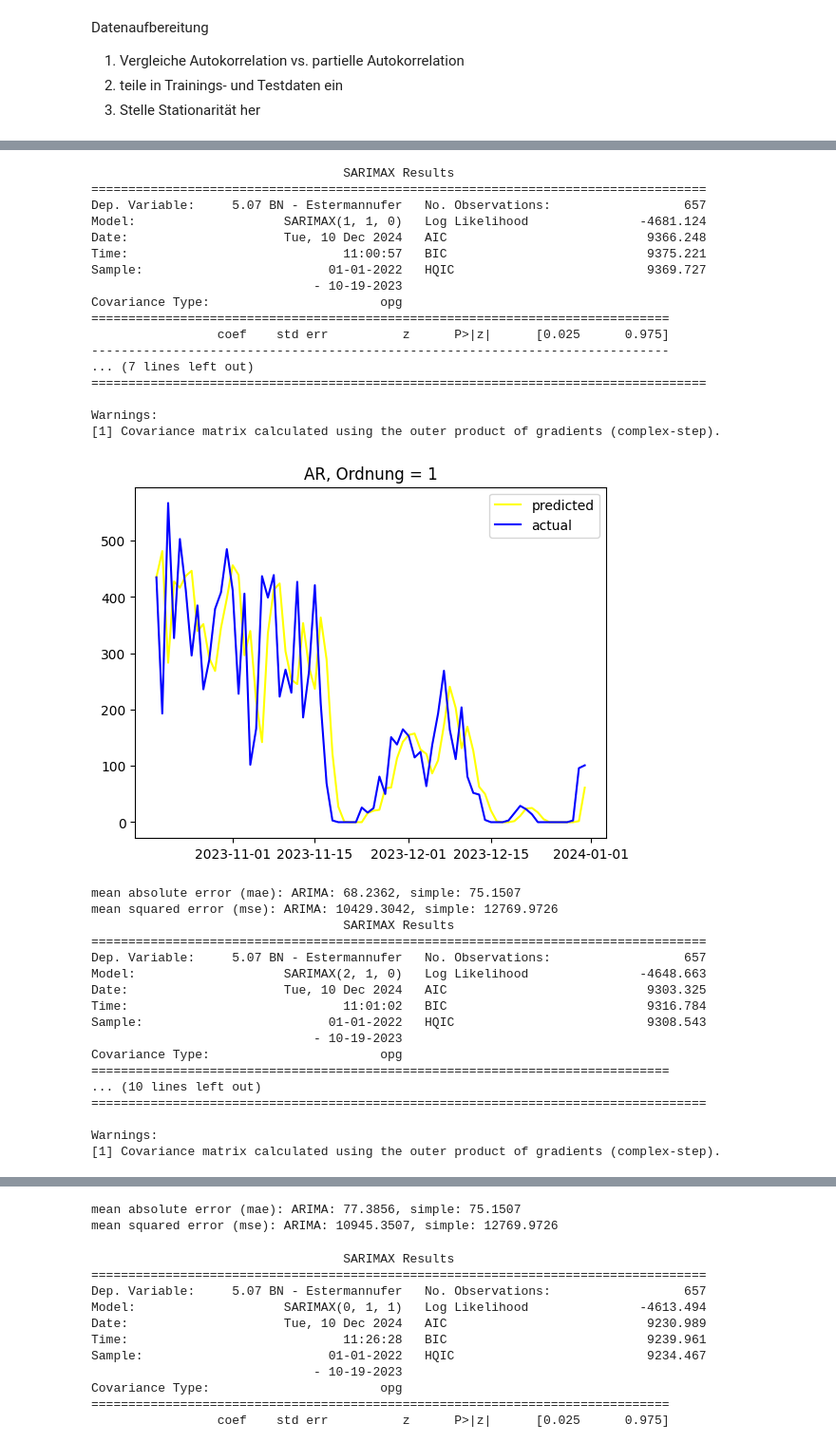
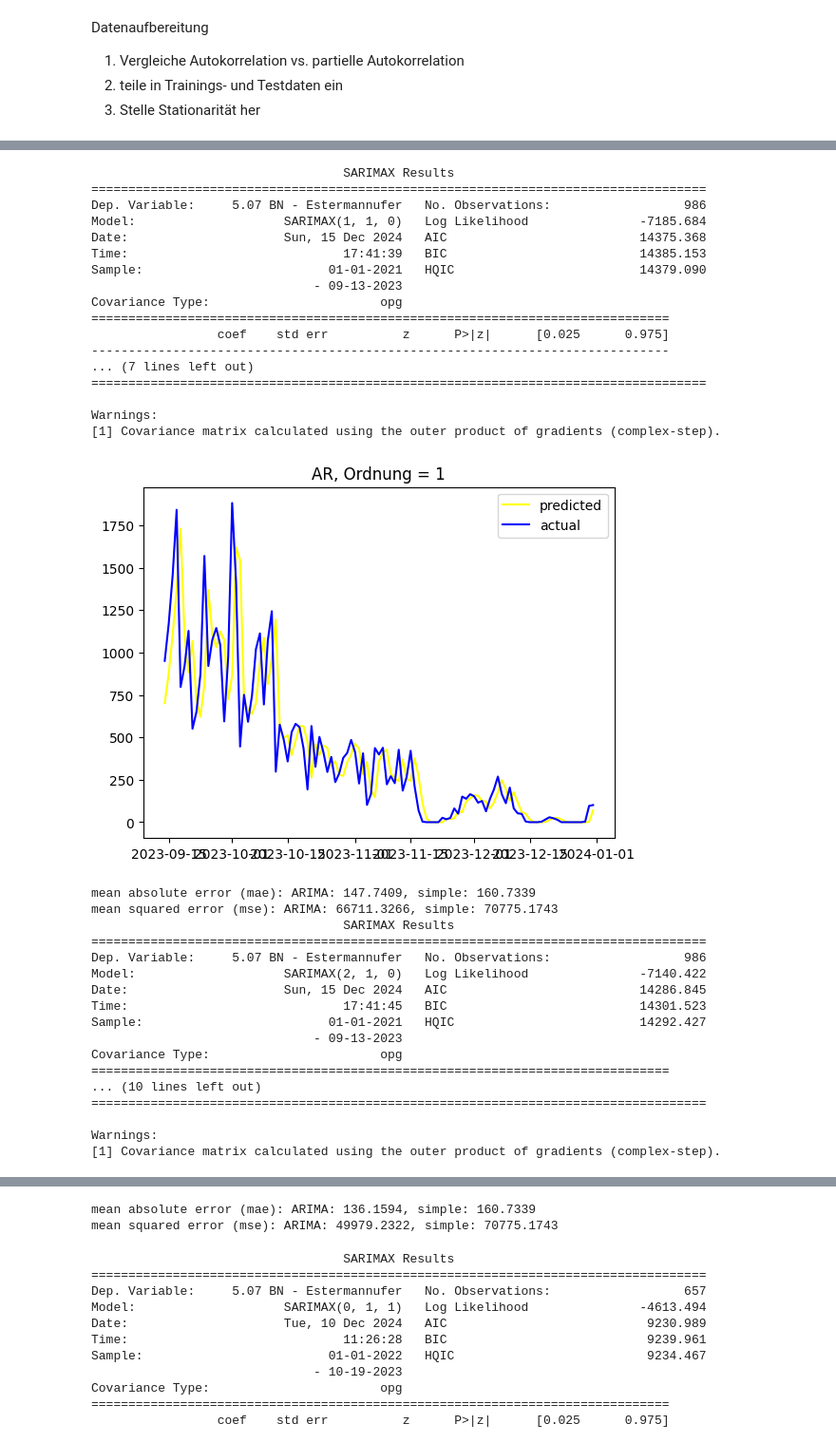
Before and after one commit to wooloflettuce/bonn-bike-count, a Jupyter notebook: ARIMA/Estermannufer/jaehrlich.ipynb, the cells around one changed output, grey strips where cells are left out. Shown at 95% size. Saved outputs shown, nothing was run; the diff lists cells and outputs as text; code cells hidden in the pictures.

Commit message:
Estermannufererweiterung um 2021

```diff
--- a/ARIMA/Estermannufer/jaehrlich.ipynb
+++ b/ARIMA/Estermannufer/jaehrlich.ipynb
@@ -3,6 +3,18 @@ import pandas as pd
 from math import ceil
 import matplotlib.pyplot as plt
 import numpy as np
+
+df_21 = pd.read_csv('../../Projektdatensaetze/2021/ergebnissefahrradzaehlungen2021_REFACTORED.csv',
+                 sep=';', skiprows=2)
+df_21.drop(index=df_21.index[-1],axis=0,inplace=True)
+df_21['time'] = pd.to_datetime(df_21['time'], dayfirst=True, format='%d. %m. %Y %H:%M')
+df_21 = df_21.apply(lambda crossings: crossings.fillna(crossings.mean()) if crossings.dtype in ['float64', 'int64'] else crossings)
+df_21['days'] = df_21['time'].dt.date
+
+df_21 = pd.DataFrame(df_21.groupby('days')['5.07 BN - Estermannufer'].sum())
+
+for i in df_21['5.07 BN - Estermannufer']:
+        print(i)
 
 df_2022 = pd.read_csv('../../Projektdatensaetze/2022/FahrradBonn2022_COPY.csv',
                  sep=';', skiprows=1)
@@ -32,9 +62,10 @@ df_day_23 = df_2023.groupby('days')['5.07 BN - Estermannufer'].sum()
 # %%
 df_ = pd.DataFrame()
 df_['5.07 BN - Estermannufer']= df_day_bonn + df_day_koeln
-df = pd.concat([df_, df_day_23])
+df = pd.concat([df_21, df_, df_day_23])
 
-#display(df)
 df = pd.DataFrame(df)
 df = df.asfreq('d')
+display(df)
+
 #df['5.07 BN - Estermannufer'].dtype
@@ -86,6 +132,6 @@ display(df_train)
 # %%
 df_train.loc[:,'differences'] = df_train['5.07 BN - Estermannufer'].diff().fillna(0)
-result = adfuller(df_train['differences'].dropna())
+result = adfuller(df_train['differences'])
 print("Test statistic = {:.4f}".format(result[0]))
 print("P-value = {:.4f}".format(result[1]))
 # %% [output]
@@ -135,69 +161,71 @@ for i in range(1, 6):
     result_new = model.filter(result.params)
 
     # Vorhersage
-    predicted = result_new.predict(start='2023-10-20')
+    predicted = result_new.predict(start='2023-09-14')
     tmp = pd.DataFrame(predicted)
-    #tmp['differences'] = tmp['predicted_mean']
     tmp['crossings'] = tmp['predicted_mean']
     tmp.index = tmp.index.date
-    #display(tmp)
-    #display(df_train)
 
     # Mergen der Daten
     df_r = pd.concat([df_train, tmp['crossings']], axis=1)
 
     #df_r = df_train.merge(tmp, how='left', left_index=True, right_index=True)
 
+    df_r['5.07 BN - Estermannufer'] = df_r['5.07 BN - Estermannufer'].fillna(df_r['crossings'])
+    df_r = pd.DataFrame(df_r)
+    df_r.index = pd.to_datetime(df_r.index)
 
-    df_r['5.07 BN - Estermannufer'] = df_r['5.07 BN - Estermannufer'].fillna(df_r['crossings'])
-
+    start_date = '2023-09-14'
+    end_date='2023-12-31'
     # Plotten
     plt.title('AR, Ordnung = {:.0f}'.format(i))
-    plt.plot(df_r['5.07 BN - Estermannufer'].iloc[656: 730], color='yellow', label='predicted')
-    plt.plot(df['5.07 BN - Estermannufer'].iloc[656: 730], color='blue', label='actual')
+    #plt.plot(df_r['5.07 BN - Estermannufer'].iloc[656: 730], color='yellow', label='predicted')
+    plt.plot(df_r.loc['2023-09-14':'2023-12-31', '5.07 BN - Estermannufer'],
+         color='yellow', label='predicted')
+    plt.plot(df.loc[start_date:end_date, '5.07 BN - Estermannufer'], color='blue', label='actual')
     plt.legend()
     plt.show()
 
     y_pred_simple = df_test['5.07 BN - Estermannufer'].iloc[:-1]
     y_pred_simple = pd.concat([y_pred_simple, df_train['5.07 BN - Estermannufer'].iloc[-1:]])
     y_pred_simple = y_pred_simple.sort_index().tolist()
 
     mae_arima = np.mean(np.abs(df_test['5.07 BN - Estermannufer'] - predicted))
     mse_arima = np.mean(np.square(df_test['5.07 BN - Estermannufer'] - predicted))
     mae_simple = np.mean(np.abs(df_test['5.07 BN - Estermannufer'] - y_pred_simple))
     mse_simple = np.mean(np.square(df_test['5.07 BN - Estermannufer'] - y_pred_simple))
 
     print("mean absolute error (mae): ARIMA: {:.4f}, simple: {:.4f}".format(mae_arima, mae_simple))
     print("mean squared error (mse): ARIMA: {:.4f}, simple: {:.4f}".format(mse_arima, mse_simple))
 # %% [output]
                                   SARIMAX Results
 ===================================================================================
-Dep. Variable:     5.07 BN - Estermannufer   No. Observations:                  657
-Model:                    SARIMAX(1, 1, 0)   Log Likelihood               -4681.124
-Date:                     Tue, 10 Dec 2024   AIC                           9366.248
-Time:                             11:00:57   BIC                           9375.221
-Sample:                         01-01-2022   HQIC                          9369.727
-                              - 10-19-2023
+Dep. Variable:     5.07 BN - Estermannufer   No. Observations:                  986
+Model:                    SARIMAX(1, 1, 0)   Log Likelihood               -7185.684
+Date:                     Sun, 15 Dec 2024   AIC                          14375.368
+Time:                             17:41:39   BIC                          14385.153
+Sample:                         01-01-2021   HQIC                         14379.090
+                              - 09-13-2023
 Covariance Type:                       opg
 ==============================================================================
                  coef    std err          z      P>|z|      [0.025      0.975]
 ------------------------------------------------------------------------------
 ... (7 lines left out)
 ===================================================================================
 
 Warnings:
 [1] Covariance matrix calculated using the outer product of gradients (complex-step).
-[figure, old version]
+[figure, new version]
-mean absolute error (mae): ARIMA: 68.2362, simple: 75.1507
-mean squared error (mse): ARIMA: 10429.3042, simple: 12769.9726
+mean absolute error (mae): ARIMA: 147.7409, simple: 160.7339
+mean squared error (mse): ARIMA: 66711.3266, simple: 70775.1743
                                   SARIMAX Results
 ===================================================================================
-Dep. Variable:     5.07 BN - Estermannufer   No. Observations:                  657
-Model:                    SARIMAX(2, 1, 0)   Log Likelihood               -4648.663
-Date:                     Tue, 10 Dec 2024   AIC                           9303.325
-Time:                             11:01:02   BIC                           9316.784
-Sample:                         01-01-2022   HQIC                          9308.543
-                              - 10-19-2023
+Dep. Variable:     5.07 BN - Estermannufer   No. Observations:                  986
+Model:                    SARIMAX(2, 1, 0)   Log Likelihood               -7140.422
+Date:                     Sun, 15 Dec 2024   AIC                          14286.845
+Time:                             17:41:45   BIC                          14301.523
+Sample:                         01-01-2021   HQIC                         14292.427
+                              - 09-13-2023
 Covariance Type:                       opg
 ==============================================================================
 ... (10 lines left out)
@@ -263,5 +291,5 @@ Warnings:
-mean absolute error (mae): ARIMA: 77.3856, simple: 75.1507
-mean squared error (mse): ARIMA: 10945.3507, simple: 12769.9726
+mean absolute error (mae): ARIMA: 136.1594, simple: 160.7339
+mean squared error (mse): ARIMA: 49979.2322, simple: 70775.1743
 # %%
 from statsmodels.tsa.statespace.sarimax import SARIMAX
 import numpy as np
```
Also changed, not shown: parts of 14 cells of this notebook.
